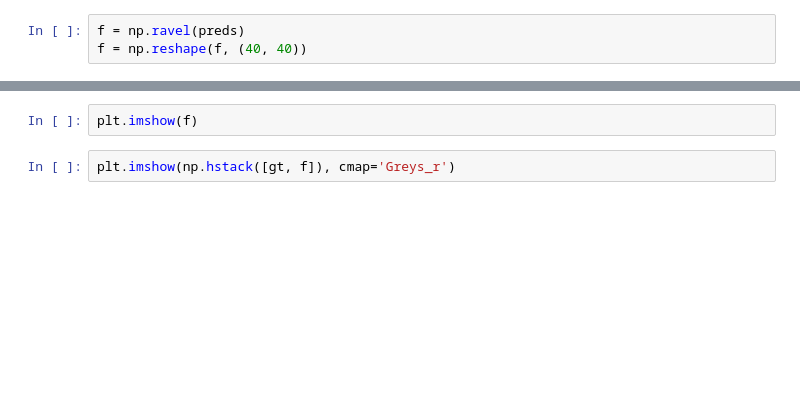
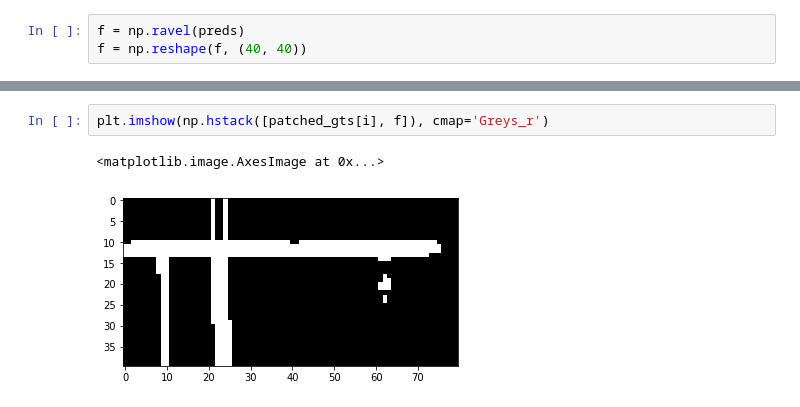
Before and after one commit to Amaumaury/MachineLearning-RoadSegmentation, a Jupyter notebook: CNN Keras.ipynb, the cells around one changed output, grey strips where cells are left out. Saved outputs shown, nothing was run; the diff lists cells and outputs as text; blank space fills up the shorter version.

```diff
--- a/CNN Keras.ipynb
+++ b/CNN Keras.ipynb
@@ -203,4 +186,5 @@ plt.imshow(gt)
 # %%
-plt.imshow(f)
+plt.imshow(np.hstack([patched_gts[i], f]), cmap='Greys_r')
+# %% [output]
+<matplotlib.image.AxesImage at 0x...>
+[figure, added]
-# %%
-plt.imshow(np.hstack([gt, f]), cmap='Greys_r')
```
Also changed, not shown: parts of 59 cells of this notebook, 1 other file.
